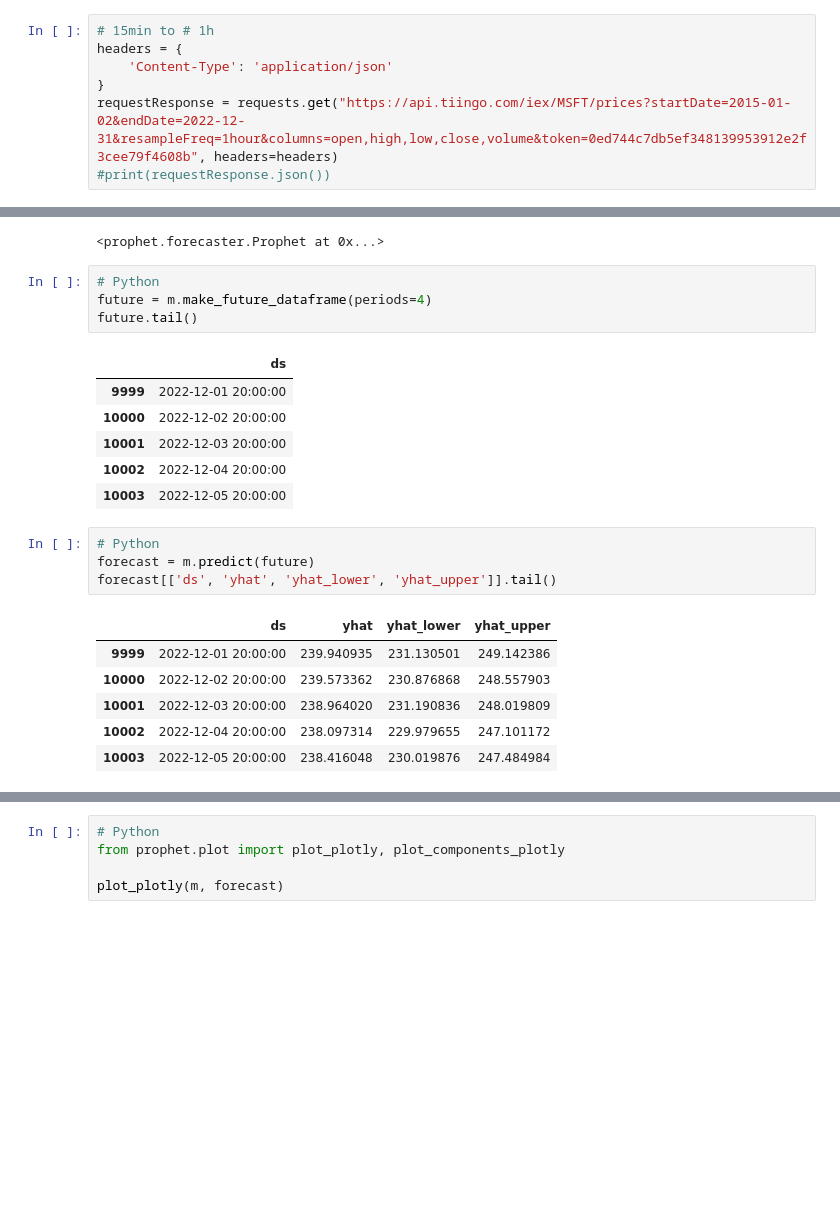
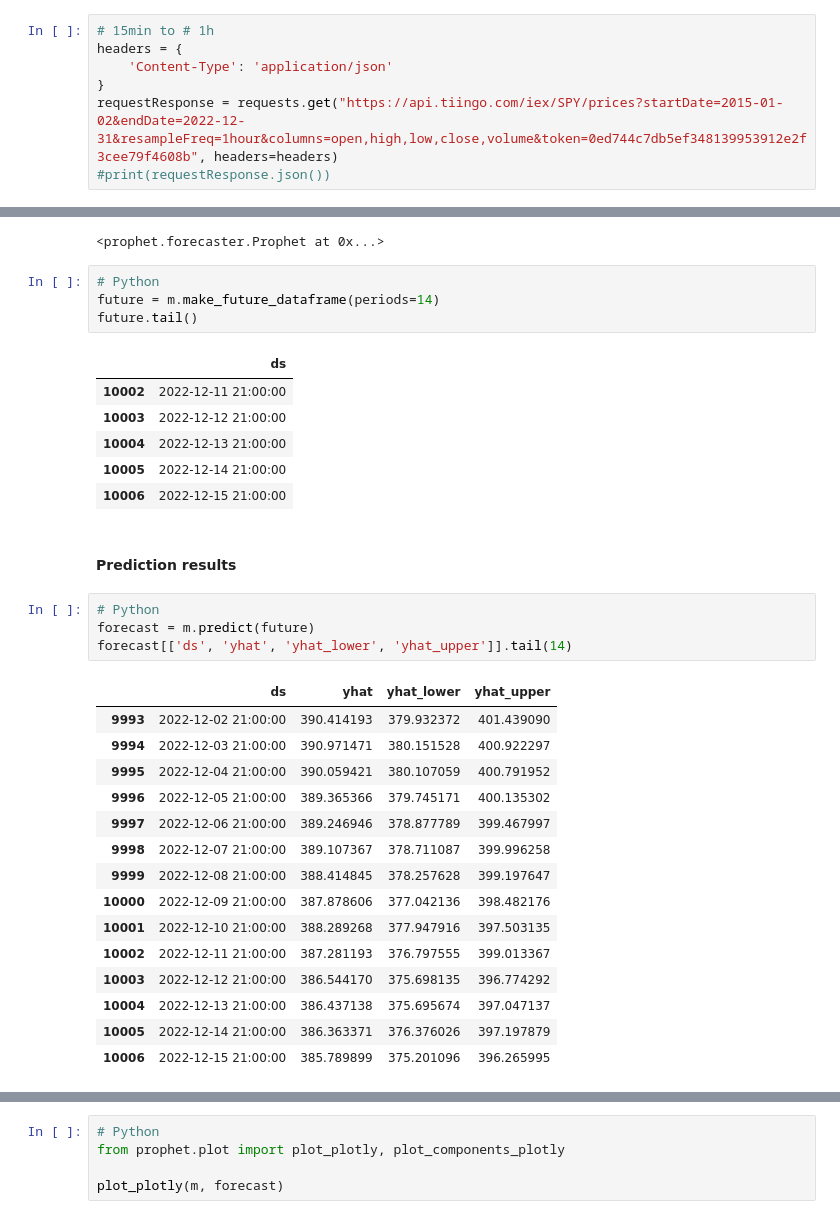
Before and after one commit to IvanMaksimov44/BDIN, a Jupyter notebook: code/prophet_on_tiingo_data.ipynb, the cells around one changed output, grey strips where cells are left out. Drawn from its saved outputs; the diff is of its cells as text; blank space fills up the shorter version.

```diff
--- a/code/prophet_on_tiingo_data.ipynb
+++ b/code/prophet_on_tiingo_data.ipynb
@@ -30,7 +30,7 @@ holiday_df = pd.DataFrame(data=holidays,
 headers = {
     'Content-Type': 'application/json'
 }
-requestResponse = requests.get("https://api.tiingo.com/iex/MSFT/prices?startDate=2015-01-02&endDate=2022-12-31&resampleFreq=1hour&columns=open,high,low,close,volume&token=0ed744c7db5ef348139953912e2f3cee79f4608b", headers=headers)
+requestResponse = requests.get("https://api.tiingo.com/iex/SPY/prices?startDate=2015-01-02&endDate=2022-12-31&resampleFreq=1hour&columns=open,high,low,close,volume&token=0ed744c7db5ef348139953912e2f3cee79f4608b", headers=headers)
 #print(requestResponse.json())
 # %%
 df_stock = pd.DataFrame(requestResponse.json())
@@ -139,26 +159,37 @@ INFO:cmdstanpy:finish chain 1
 <prophet.forecaster.Prophet at 0x...>
 # %%
 # Python
-future = m.make_future_dataframe(periods=4)
+future = m.make_future_dataframe(periods=14)
 future.tail()
 # %% [output]
 |  | ds |
-| 9999 | 2022-12-01 20:00:00 |
-| 10000 | 2022-12-02 20:00:00 |
-| 10001 | 2022-12-03 20:00:00 |
-| 10002 | 2022-12-04 20:00:00 |
-| 10003 | 2022-12-05 20:00:00 |
+| 10002 | 2022-12-11 21:00:00 |
+| 10003 | 2022-12-12 21:00:00 |
+| 10004 | 2022-12-13 21:00:00 |
+| 10005 | 2022-12-14 21:00:00 |
+| 10006 | 2022-12-15 21:00:00 |
+# %% [markdown]
+#### Prediction results
 # %%
 # Python
 forecast = m.predict(future)
-forecast[['ds', 'yhat', 'yhat_lower', 'yhat_upper']].tail()
+forecast[['ds', 'yhat', 'yhat_lower', 'yhat_upper']].tail(14)
 # %% [output]
 |  | ds | yhat | yhat_lower | yhat_upper |
-| 9999 | 2022-12-01 20:00:00 | 239.940935 | 231.130501 | 249.142386 |
-| 10000 | 2022-12-02 20:00:00 | 239.573362 | 230.876868 | 248.557903 |
-| 10001 | 2022-12-03 20:00:00 | 238.964020 | 231.190836 | 248.019809 |
-| 10002 | 2022-12-04 20:00:00 | 238.097314 | 229.979655 | 247.101172 |
-| 10003 | 2022-12-05 20:00:00 | 238.416048 | 230.019876 | 247.484984 |
+| 9993 | 2022-12-02 21:00:00 | 390.414193 | 379.932372 | 401.439090 |
+| 9994 | 2022-12-03 21:00:00 | 390.971471 | 380.151528 | 400.922297 |
+| 9995 | 2022-12-04 21:00:00 | 390.059421 | 380.107059 | 400.791952 |
+| 9996 | 2022-12-05 21:00:00 | 389.365366 | 379.745171 | 400.135302 |
+| 9997 | 2022-12-06 21:00:00 | 389.246946 | 378.877789 | 399.467997 |
+| 9998 | 2022-12-07 21:00:00 | 389.107367 | 378.711087 | 399.996258 |
+| 9999 | 2022-12-08 21:00:00 | 388.414845 | 378.257628 | 399.197647 |
+| 10000 | 2022-12-09 21:00:00 | 387.878606 | 377.042136 | 398.482176 |
+| 10001 | 2022-12-10 21:00:00 | 388.289268 | 377.947916 | 397.503135 |
+| 10002 | 2022-12-11 21:00:00 | 387.281193 | 376.797555 | 399.013367 |
+| 10003 | 2022-12-12 21:00:00 | 386.544170 | 375.698135 | 396.774292 |
+| 10004 | 2022-12-13 21:00:00 | 386.437138 | 375.695674 | 397.047137 |
+| 10005 | 2022-12-14 21:00:00 | 386.363371 | 376.376026 | 397.197879 |
+| 10006 | 2022-12-15 21:00:00 | 385.789899 | 375.201096 | 396.265995 |
 # %%
 # Python
 fig1 = m.plot(forecast)
```
Also changed, not shown: parts of 10 cells of this notebook.
